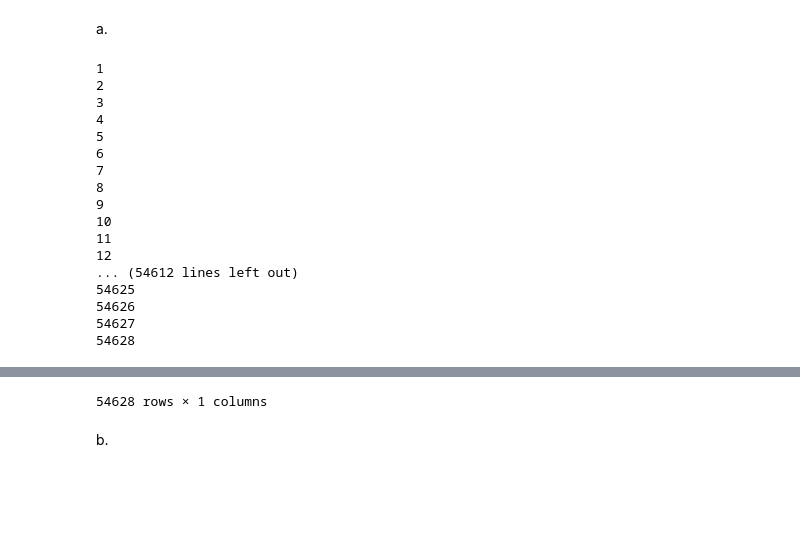
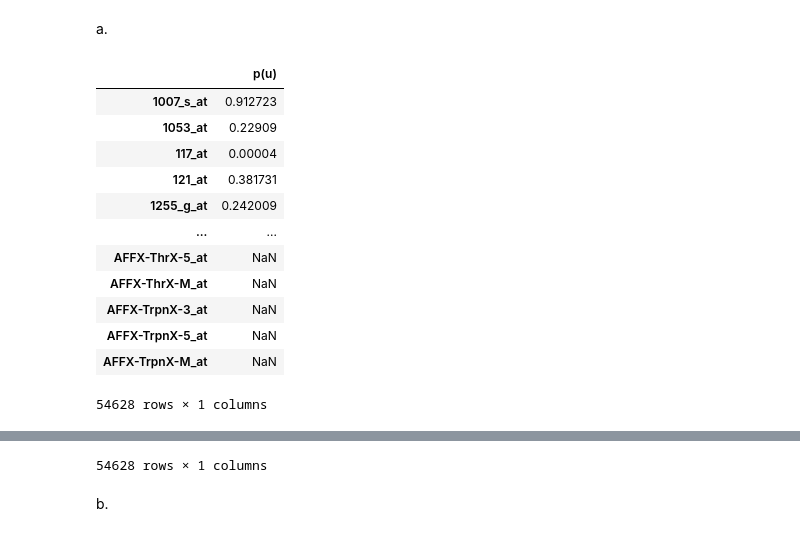
Before and after one commit to OfekBasson/StatisticsAndDataAnalsysHW3, a Jupyter notebook: HW3.ipynb, the cells around one changed output, grey strips where cells are left out. Saved outputs shown, nothing was run; the diff lists cells and outputs as text; code cells hidden in the pictures; blank space fills up the shorter version.

```diff
--- a/HW3.ipynb
+++ b/HW3.ipynb
@@ -414,67 +409,60 @@ display(p_u_dataframe)
 # %%
 classes_row = pd.DataFrame(data_without_incomplete_genes.loc["Class"]).T
 classes_binary_row = classes_row.replace({"M": 1, "H": 0})
 concatenated_classes_binary_row = pd.concat([classes_binary_row] * 99, ignore_index=True)
 np.fill_diagonal(concatenated_classes_binary_row.values, 1 - classes_binary_row)
 # concatenated_classes_row = concatenated_classes_binary_row.replace({1: "M", 0: "H"})
 
 # number_of_optional_divisions = len(concatenated_classes_row.index)
 genes_list = transposed_data_frame_without_incomplete_genes.columns[1:]
 
 p_u_dataframe = pd.DataFrame(index=genes_list, columns=["p(u)"])
+second_p_u_dataframe = pd.DataFrame(index=genes_list, columns=["p(u)"])
 i = 0
-for current_gene_name in genes_list:
+for current_gene_name in genes_list[:10]:
     current_gene_expression = pd.DataFrame(data_without_incomplete_genes.loc[current_gene_name]).T.astype(float)
-
-    actual_classes_binary_row_with_current_gene_expression = pd.concat([current_gene_expression, classes_binary_row])
-    # print(f'actual_classes_binary_row_with_current_gene_expression is:')
-    # display(actual_classes_binary_row_with_current_gene_expression)
-    sorted_actual_classes_binary_row_with_current_gene_expression = actual_classes_binary_row_with_current_gene_expression.sort_values(by=current_gene_name, axis=1)
-    # display(sorted_actual_classes_binary_row_with_current_gene_expression)
 
     concatenated_classes_binary_row_with_current_gene_expression = pd.concat([current_gene_expression, concatenated_classes_binary_row])
     sorted_concatenated_classes_binary_row_with_current_gene_expression = concatenated_classes_binary_row_with_current_gene_expression.sort_values(by=current_gene_name, axis=1)
-    # actual_ranksum =
     ranks = rankdata(sorted_concatenated_classes_binary_row_with_current_gene_expression.loc[current_gene_name]).astype(int)
-    # display(ranks)
-    # display(sorted_concatenated_classes_binary_row_with_current_gene_expression.loc[0:] * ranks)
 
-    # display(pd.DataFrame(sorted_actual_classes_binary_row_with_current_gene_expression.loc["Class"] * ranks).T)
-    # print(f'Actual rank sum for gene {current_gene_name} is: {(sorted_actual_classes_binary_row_with_current_gene_expression.loc["Class"] * ranks).sum()}')
-
+    # Calculating the max p value where we add one "H" instead of one "H"
     current_gene_ranksums_for_each_division = (sorted_concatenated_classes_binary_row_with_current_gene_expression.loc[0:] * ranks).sum(axis=1)
-    # display((sorted_concatenated_classes_binary_row_with_current_gene_expression.loc[0:] * ranks).sum(axis=1))
-    # display(current_gene_ranksums_for_each_division)
     max_rank_division_index = current_gene_ranksums_for_each_division.idxmin()
-    # print(f'max_rank_division_index is: {max_rank_division_index} and rank is: {(sorted_concatenated_classes_binary_row_with_current_gene_expression.loc[0:] * ranks).sum(axis=1).loc[max_rank_division_index]}')
-    # print(f'Max M rank should be {(sorted_actual_classes_binary_row_with_current_gene_expression.loc["Class"] * ranks).sum() - (sorted_concatenated_classes_binary_row_with_current_gene_expression.loc[0:] * ranks).sum(axis=1).loc[max_rank_division_index]}')
-    # print()
-    # display((sorted_concatenated_classes_binary_row_with_current_gene_expression.loc[0:] * ranks).loc[max_rank_division_index])
     M_group_mask = (sorted_concatenated_classes_binary_row_with_current_gene_expression.loc[max_rank_division_index] == 1)
     H_group_mask = (sorted_concatenated_classes_binary_row_with_current_gene_expression.loc[max_rank_division_index] == 0)
     M_group = sorted_concatenated_classes_binary_row_with_current_gene_expression.loc[current_gene_name][M_group_mask]
     H_group = sorted_concatenated_classes_binary_row_with_current_gene_expression.loc[current_gene_name][H_group_mask]
-    # print(f'M_group shape is: {M_group.shape} and H_group is: {H_group.shape}')
     p_u_dataframe.loc[current_gene_name] = ranksums(M_group, H_group, alternative='greater').pvalue
-    i += 1
-    print(i)
 
+    # Calculating the max p value where we add one "H" instead of one "H"
+    actual_classes_binary_row_with_current_gene_expression = pd.concat([current_gene_expression, classes_binary_row])
+    sorted_actual_classes_binary_row_with_current_gene_expression = actual_classes_binary_row_with_current_gene_expression.sort_values(by=current_gene_name, axis=1)
+    current_gene_actual_classes_after_sorting_by_gene_expression = list(sorted_actual_classes_binary_row_with_current_gene_expression.loc["Class"])
+    index_of_first_H_occurence = next((index for index, value in enumerate(current_gene_actual_classes_after_sorting_by_gene_expression) if value == 0), None)
+    sorted_classes_binary_row_with_current_gene_expression_after_changing_the_first_H_to_M = pd.DataFrame.copy(sorted_actual_classes_binary_row_with_current_gene_expression)
+    sorted_classes_binary_row_with_current_gene_expression_after_changing_the_first_H_to_M.iloc[1, index_of_first_H_occurence] = 1 - sorted_classes_binary_row_with_current_gene_expression_after_changing_the_first_H_to_M.iloc[1, index_of_first_H_occurence]
+    # display(sorted_classes_binary_row_with_current_gene_expression_after_changing_the_first_H_to_M)
+    M_group_mask_ = sorted_classes_binary_row_with_current_gene_expression_after_changing_the_first_H_to_M.loc["Class"] == 1
+    H_group_mask_ = sorted_classes_binary_row_with_current_gene_expression_after_changing_the_first_H_to_M.loc["Class"] == 0
+    M_group_ = sorted_classes_binary_row_with_current_gene_expression_after_changing_the_first_H_to_M.loc[current_gene_name][M_group_mask_]
+    H_group_ = sorted_classes_binary_row_with_current_gene_expression_after_changing_the_first_H_to_M.loc[current_gene_name][H_group_mask_]
+    second_p_u_dataframe.loc[current_gene_name] = ranksums(M_group_, H_group_, alternative='greater').pvalue
+    # i += 1
+    # print(i)
+display(second_p_u_dataframe)
 display(p_u_dataframe)
 # %% [output]
+|  | p(u) |
+| 1007_s_at | 0.912723 |
+| 1053_at | 0.22909 |
+| 117_at | 0.00004 |
+| 121_at | 0.381731 |
+| 1255_g_at | 0.242009 |
+| ... | ... |
+| AFFX-ThrX-5_at | NaN |
+| AFFX-ThrX-M_at | NaN |
+| AFFX-TrpnX-3_at | NaN |
+| AFFX-TrpnX-5_at | NaN |
+| AFFX-TrpnX-M_at | NaN |
-1
-2
-3
-4
-5
-6
-7
-8
-9
-10
-11
-12
-... (54612 lines left out)
-54625
-54626
-54627
-54628
+54628 rows × 1 columns
```
Also changed, not shown: parts of 2 cells of this notebook.
